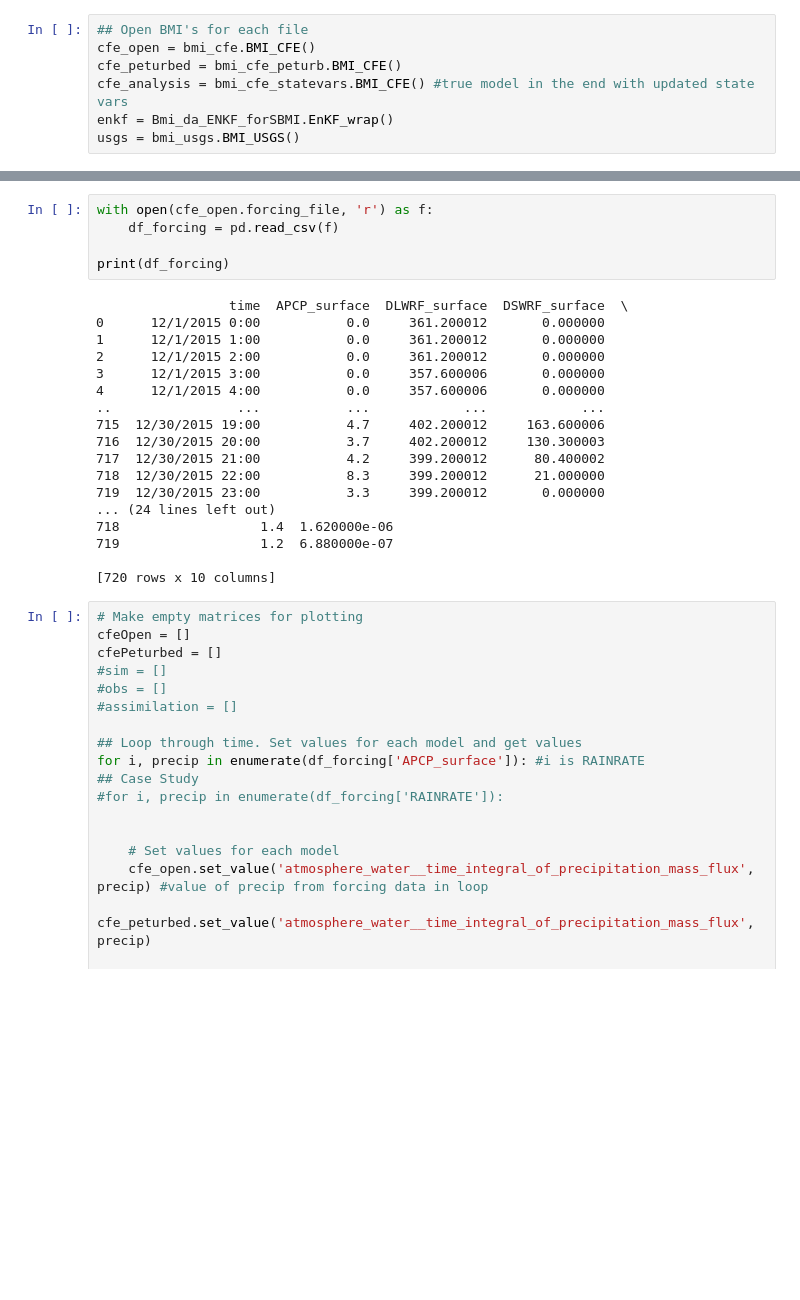
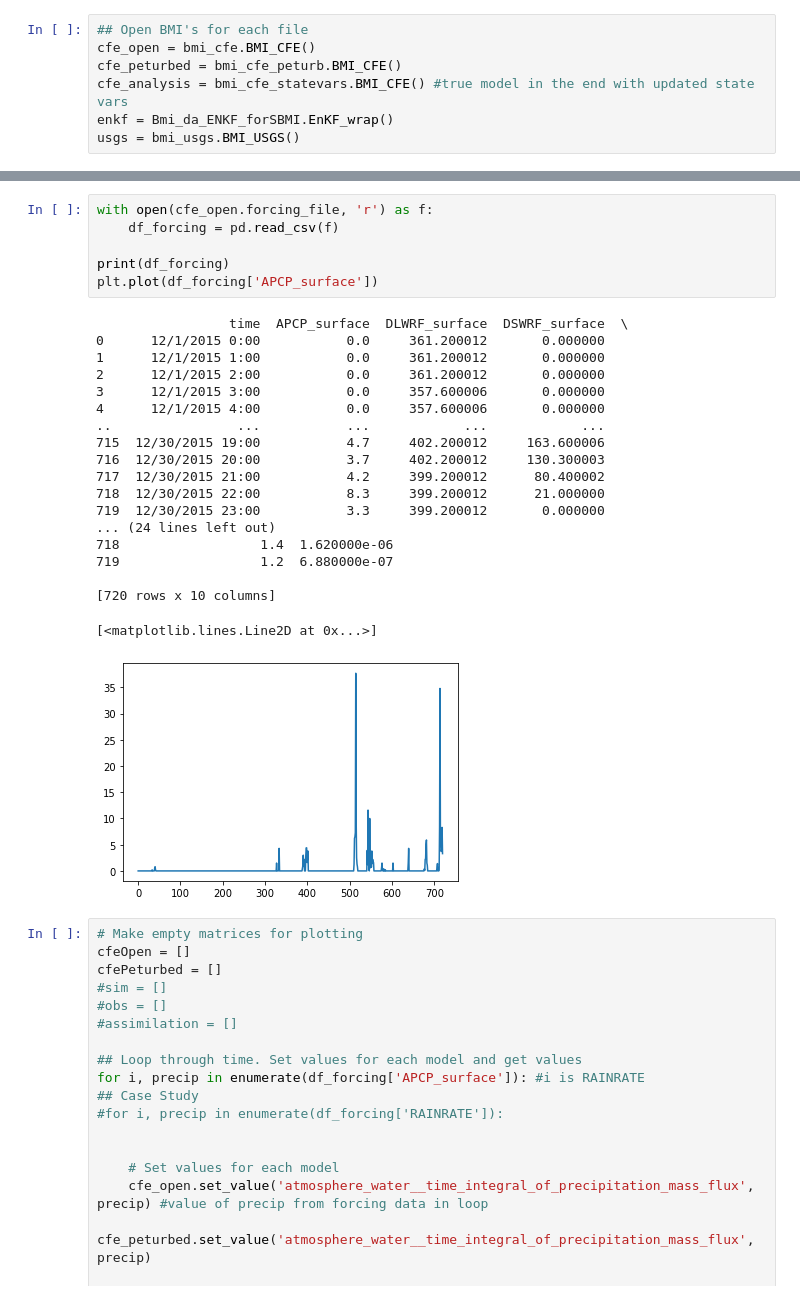
Before and after one commit to zbutler33/NextGen---The-Simulators-, a Jupyter notebook: Toy_Model/Toymodel_V2.ipynb, the cells around one changed output, grey strips where cells are left out. Saved outputs shown, nothing was run; the diff lists cells and outputs as text; blank space fills up the shorter version.

```diff
--- a/Toy_Model/Toymodel_V2.ipynb
+++ b/Toy_Model/Toymodel_V2.ipynb
@@ -71,26 +71,29 @@ USGS station ID 01123000
 # %%
 with open(cfe_open.forcing_file, 'r') as f:
     df_forcing = pd.read_csv(f)
 
 print(df_forcing)
+plt.plot(df_forcing['APCP_surface'])
 # %% [output]
                  time  APCP_surface  DLWRF_surface  DSWRF_surface  \
 0      12/1/2015 0:00           0.0     361.200012       0.000000
 1      12/1/2015 1:00           0.0     361.200012       0.000000
 2      12/1/2015 2:00           0.0     361.200012       0.000000
 3      12/1/2015 3:00           0.0     357.600006       0.000000
 4      12/1/2015 4:00           0.0     357.600006       0.000000
 ..                ...           ...            ...            ...
 715  12/30/2015 19:00           4.7     402.200012     163.600006
 716  12/30/2015 20:00           3.7     402.200012     130.300003
 717  12/30/2015 21:00           4.2     399.200012      80.400002
 718  12/30/2015 22:00           8.3     399.200012      21.000000
 719  12/30/2015 23:00           3.3     399.200012       0.000000
 ... (24 lines left out)
 718                  1.4  1.620000e-06
 719                  1.2  6.880000e-07
 
 [720 rows x 10 columns]
+[<matplotlib.lines.Line2D at 0x...>]
+[figure, added]
 # %%
 # Make empty matrices for plotting
 cfeOpen = []
```
Also changed, not shown: parts of 2 cells of this notebook, 4 other files.
